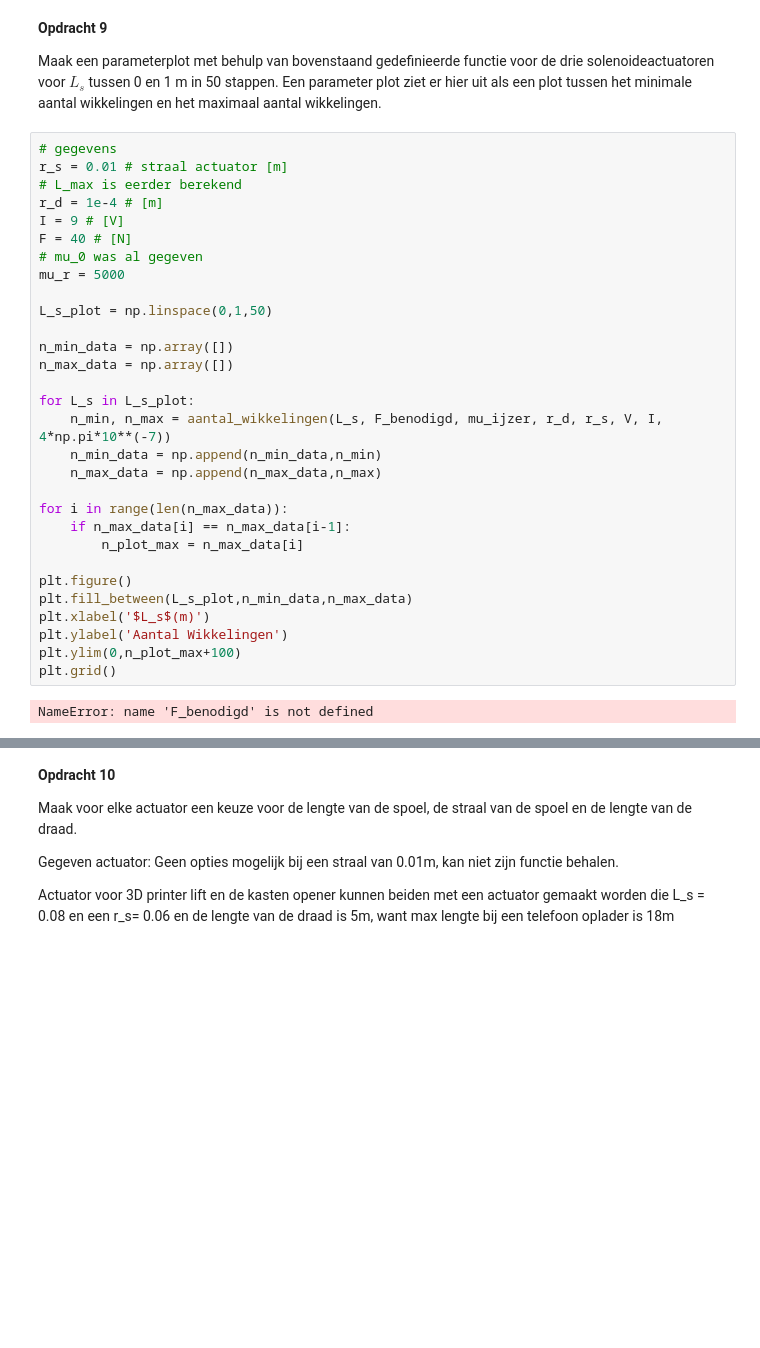
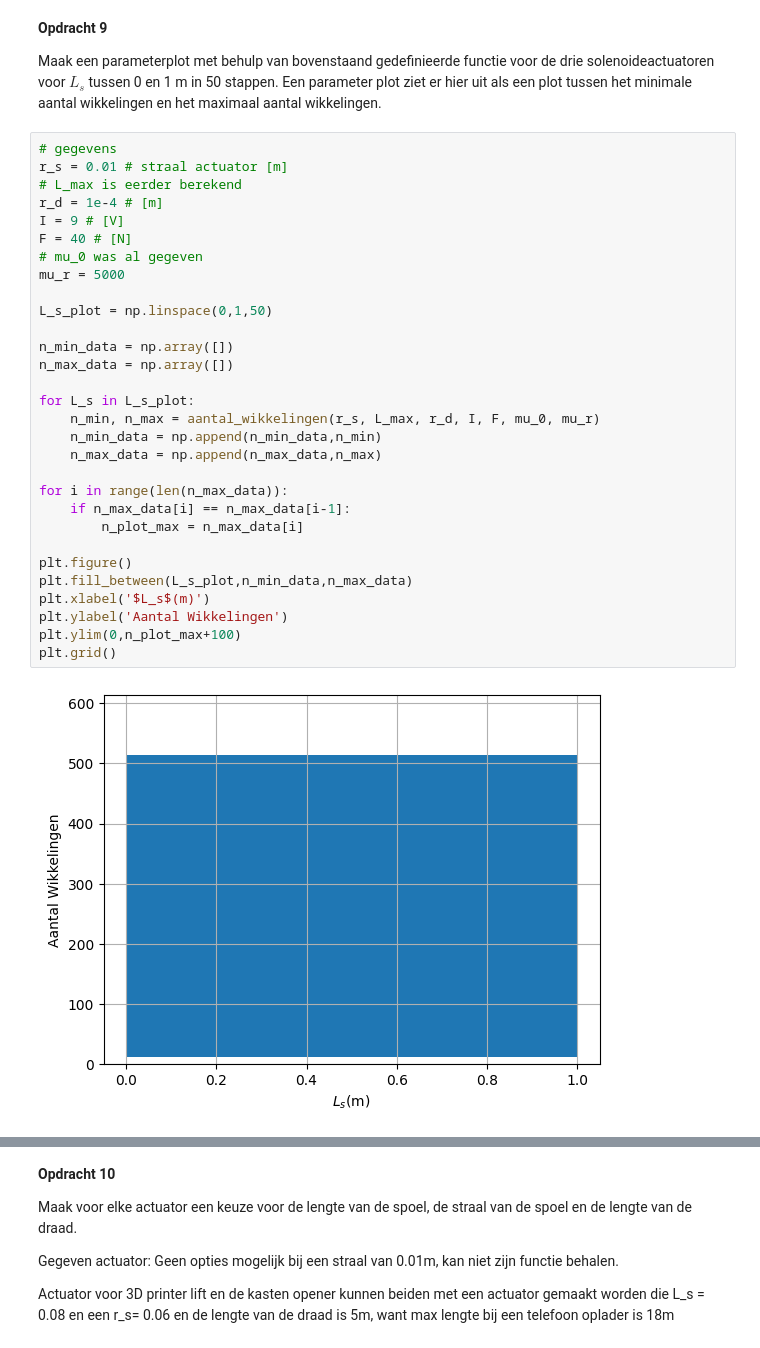
Before and after one commit to ggdejong/opdrachten-DEF-D, a Jupyter notebook: DigitaleOntwerpopdrachten/1CondensatorOpdracht/KrachtactuatorOpdracht.ipynb, the cells around one changed output, grey strips where cells are left out. Cells and saved outputs as stored; diff of their text form; blank space fills up the shorter version.

```diff
--- a/DigitaleOntwerpopdrachten/1CondensatorOpdracht/KrachtactuatorOpdracht.ipynb
+++ b/DigitaleOntwerpopdrachten/1CondensatorOpdracht/KrachtactuatorOpdracht.ipynb
@@ -246,33 +249,33 @@ Maak een parameterplot met behulp van bovenstaand gedefinieerde functie voor de
 # %%
 # gegevens
 r_s = 0.01 # straal actuator [m]
 # L_max is eerder berekend
 r_d = 1e-4 # [m]
 I = 9 # [V]
 F = 40 # [N]
 # mu_0 was al gegeven
 mu_r = 5000
 
 L_s_plot = np.linspace(0,1,50)
 
 n_min_data = np.array([])
 n_max_data = np.array([])
 
 for L_s in L_s_plot:
-    n_min, n_max = aantal_wikkelingen(L_s, F_benodigd, mu_ijzer, r_d, r_s, V, I, 4*np.pi*10**(-7))
+    n_min, n_max = aantal_wikkelingen(r_s, L_max, r_d, I, F, mu_0, mu_r)
     n_min_data = np.append(n_min_data,n_min)
     n_max_data = np.append(n_max_data,n_max)
 
 for i in range(len(n_max_data)):
     if n_max_data[i] == n_max_data[i-1]:
         n_plot_max = n_max_data[i]
 
 plt.figure()
 plt.fill_between(L_s_plot,n_min_data,n_max_data)
 plt.xlabel('$L_s$(m)')
 plt.ylabel('Aantal Wikkelingen')
 plt.ylim(0,n_plot_max+100)
 plt.grid()
 # %% [output]
-NameError: name 'F_benodigd' is not defined
+[figure, added]
 # %%
```
Also changed, not shown: parts of 7 cells of this notebook.
